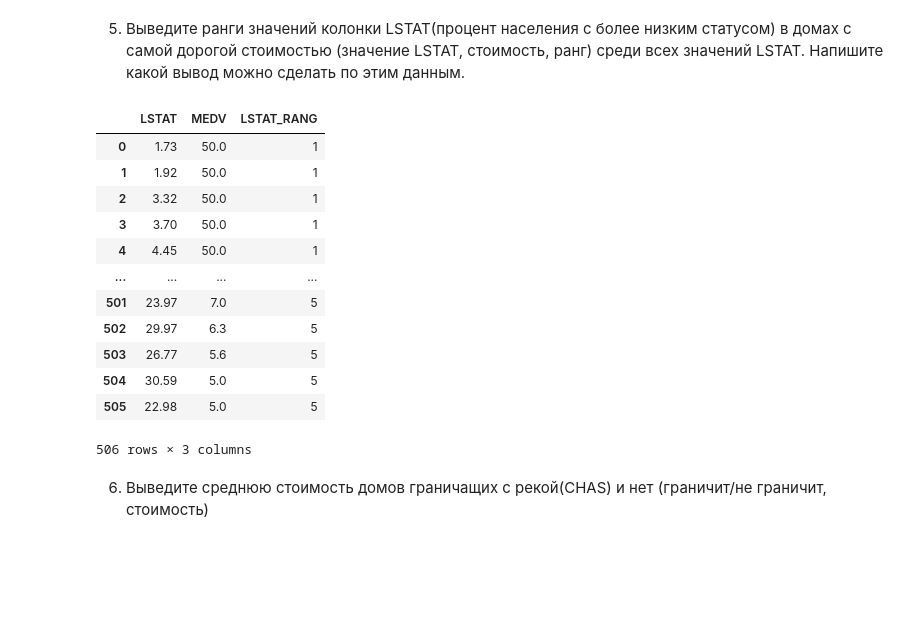
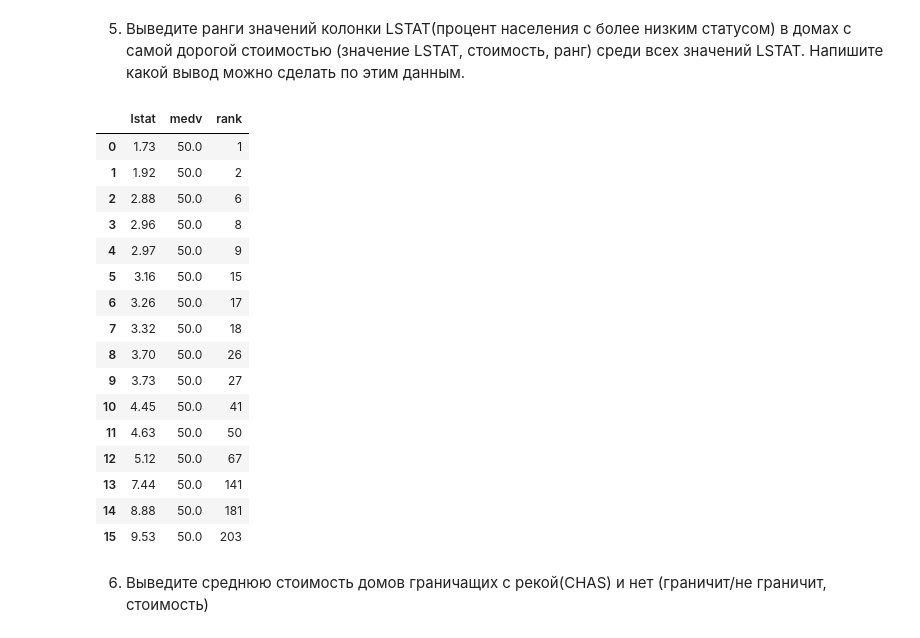
Before and after one commit to AlbrtKrd/DS_Reebot, a Jupyter notebook: sql/Lesson_2/HW_2_sql.ipynb, the cells around one changed output. Cells and saved outputs as stored; diff of their text form; code cells hidden in the pictures; blank space fills up the shorter version.

```diff
--- a/sql/Lesson_2/HW_2_sql.ipynb
+++ b/sql/Lesson_2/HW_2_sql.ipynb
@@ -120,29 +125,34 @@ pd.read_sql(
 # %% [markdown]
 5. Выведите ранги значений колонки LSTAT(процент населения с более низким статусом) в домах с самой дорогой стоимостью (значение LSTAT, стоимость, ранг) среди всех значений LSTAT. Напишите какой вывод можно сделать по этим данным.
-# %%
-tasks+=1
-pd.read_sql(
-    '''
-    SELECT LSTAT, MEDV, NTILE(5) OVER (ORDER BY MEDV DESC) AS LSTAT_RANG
-    FROM boston
-    --в дорогих домах живет наименьшая доля населения с низким статусом--
-    ''',
-    con,
-)
-# %% [output]
-|  | LSTAT | MEDV | LSTAT_RANG |
-| 0 | 1.73 | 50.0 | 1 |
-| 1 | 1.92 | 50.0 | 1 |
-| 2 | 3.32 | 50.0 | 1 |
-| 3 | 3.70 | 50.0 | 1 |
-| 4 | 4.45 | 50.0 | 1 |
-| ... | ... | ... | ... |
-| 501 | 23.97 | 7.0 | 5 |
-| 502 | 29.97 | 6.3 | 5 |
-| 503 | 26.77 | 5.6 | 5 |
-| 504 | 30.59 | 5.0 | 5 |
-| 505 | 22.98 | 5.0 | 5 |
-506 rows × 3 columns
+# %%
+tasks+=1
+pd.read_sql(
+    '''select * from
+    (select lstat,medv, rank() over (order by lstat) rank from boston)
+    where medv = (select max(medv) from boston)
+    ''',
+    con,
+)
+# очевидно, что в самых дорогих домах процент насления с низким статус ниже,чем в других.
+# Но нельзя сказать, что только в самых дорогих наименший процент такого населения]
+# %% [output]
+|  | lstat | medv | rank |
+| 0 | 1.73 | 50.0 | 1 |
+| 1 | 1.92 | 50.0 | 2 |
+| 2 | 2.88 | 50.0 | 6 |
+| 3 | 2.96 | 50.0 | 8 |
+| 4 | 2.97 | 50.0 | 9 |
+| 5 | 3.16 | 50.0 | 15 |
+| 6 | 3.26 | 50.0 | 17 |
+| 7 | 3.32 | 50.0 | 18 |
+| 8 | 3.70 | 50.0 | 26 |
+| 9 | 3.73 | 50.0 | 27 |
+| 10 | 4.45 | 50.0 | 41 |
+| 11 | 4.63 | 50.0 | 50 |
+| 12 | 5.12 | 50.0 | 67 |
+| 13 | 7.44 | 50.0 | 141 |
+| 14 | 8.88 | 50.0 | 181 |
+| 15 | 9.53 | 50.0 | 203 |
 # %% [markdown]
 6. Выведите среднюю стоимость домов граничащих с рекой(CHAS) и нет (граничит/не граничит, стоимость)
 # %%
```
Also changed, not shown: parts of 9 cells of this notebook.
